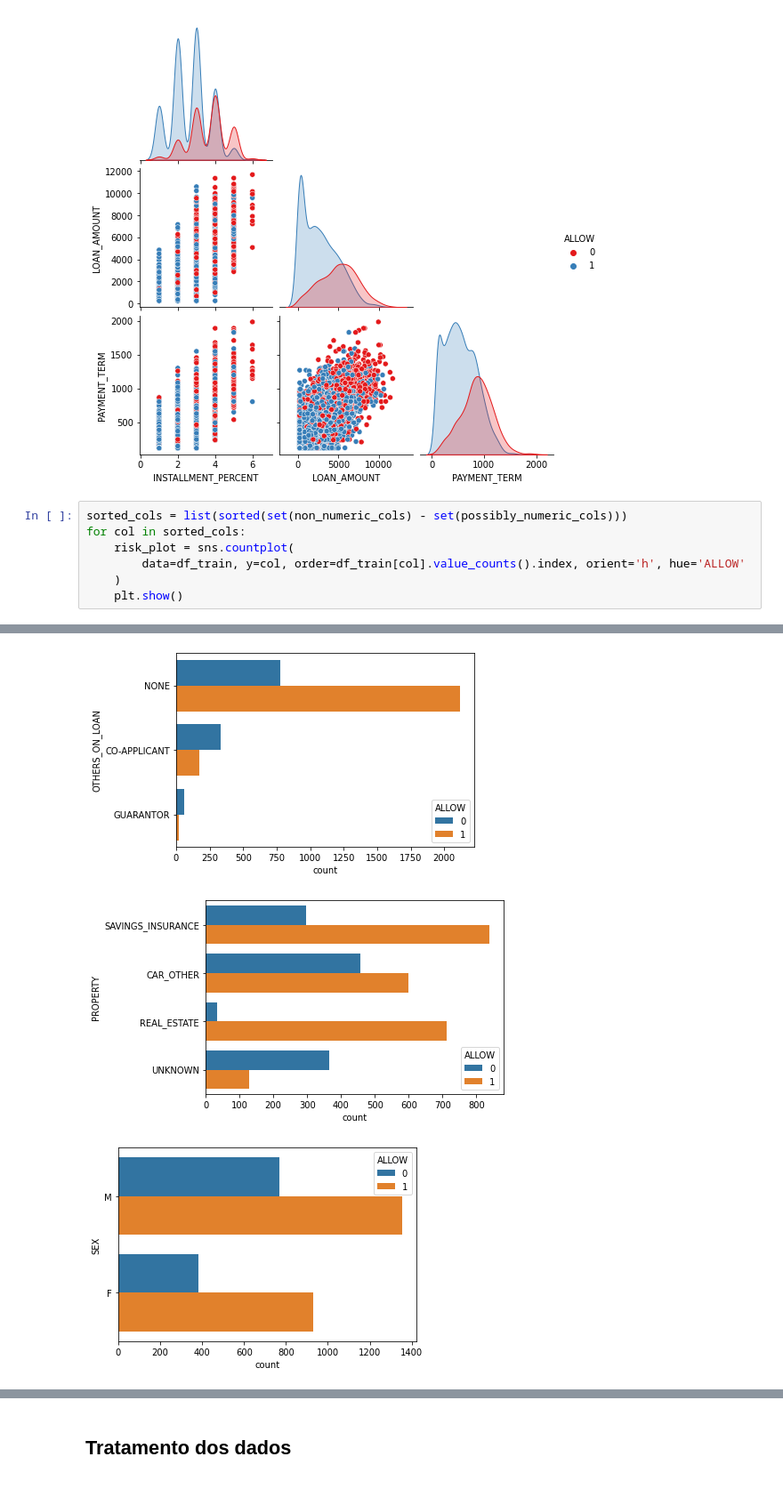
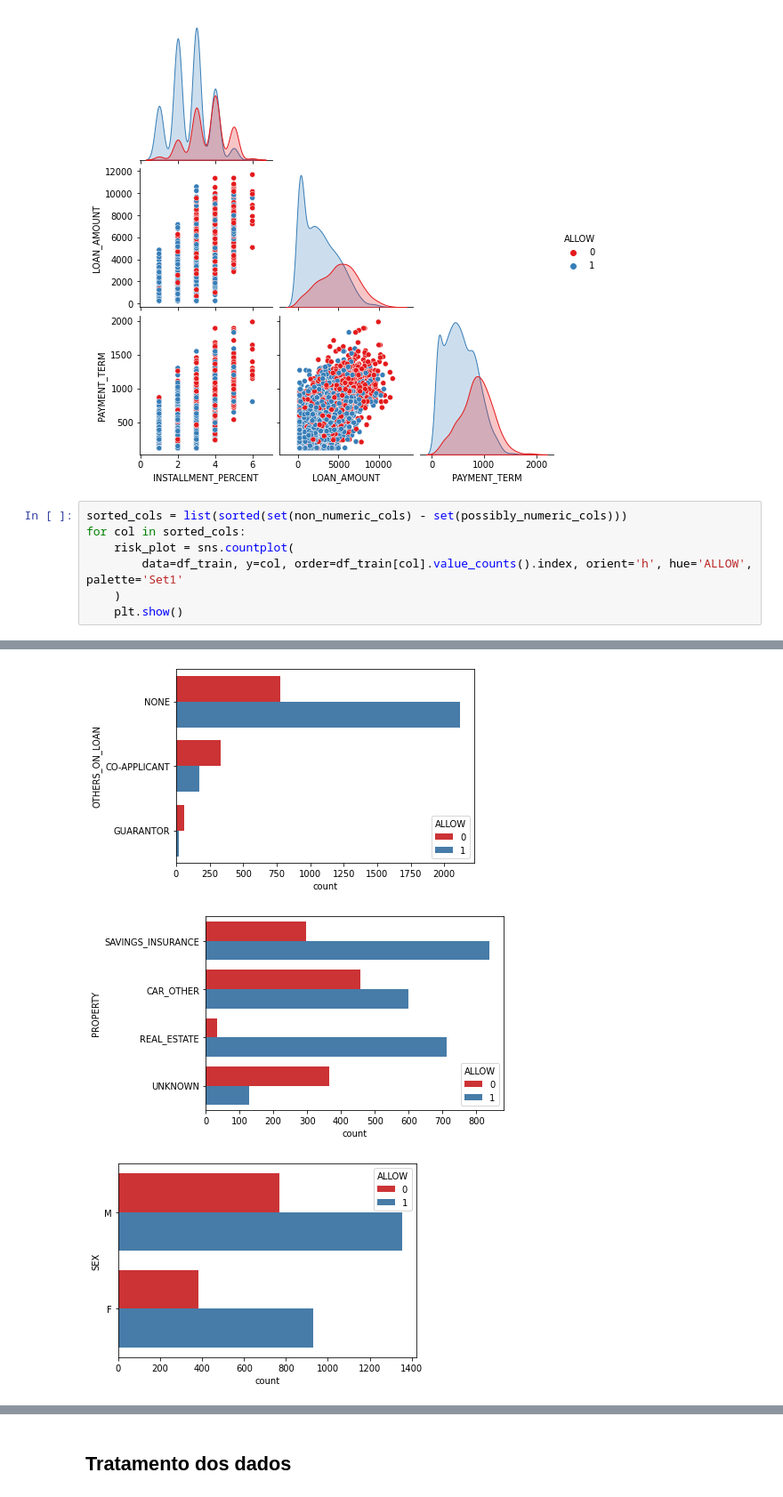
Before and after one commit to he7d3r/maratona-behind-the-code-2021, a Jupyter notebook: 1-bantotal/solução/notebook.ipynb, the cells around one changed output, grey strips where cells are left out. Shown at 89% size. Cells and saved outputs as stored; diff of their text form.

```diff
--- a/1-bantotal/solução/notebook.ipynb
+++ b/1-bantotal/solução/notebook.ipynb
@@ -275,7 +275,7 @@ plt.show()
 sorted_cols = list(sorted(set(non_numeric_cols) - set(possibly_numeric_cols)))
 for col in sorted_cols:
     risk_plot = sns.countplot(
-        data=df_train, y=col, order=df_train[col].value_counts().index, orient='h', hue='ALLOW'
+        data=df_train, y=col, order=df_train[col].value_counts().index, orient='h', hue='ALLOW', palette='Set1'
     )
     plt.show()
 # %% [output]
@@ -286,6 +286,6 @@ for col in sorted_cols:
-[figure, old version]
+[figure, new version]
-[figure, old version]
+[figure, new version]
-[figure, old version]
+[figure, new version]
 # %%
 temp = pd.concat(
     [df_train_processed, df_train_processed['LOAN_PURPOSE'].isin(['EDUCATION', 'RETRAINING', 'BUSINESS']).rename('LOAN_PURPOSE_IS_INVESTIMENT')],
```
Also changed, not shown: parts of 2 cells of this notebook.
